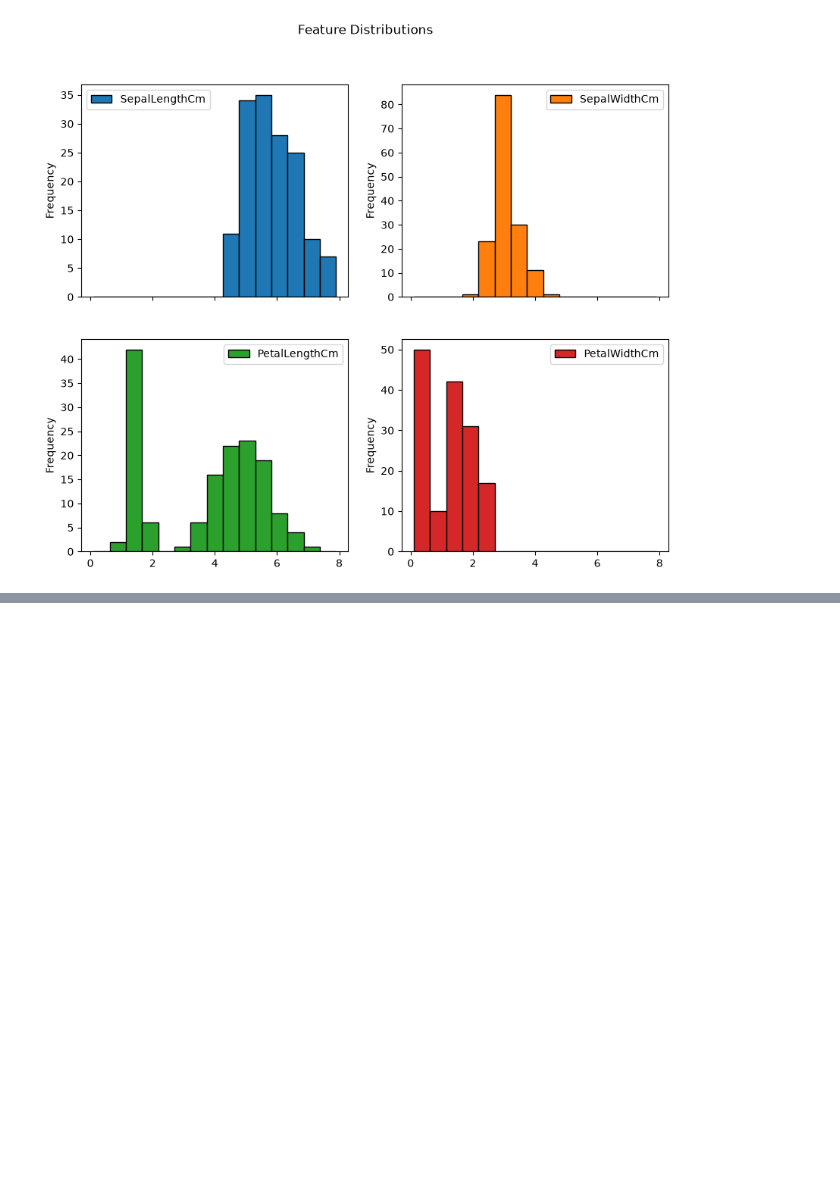
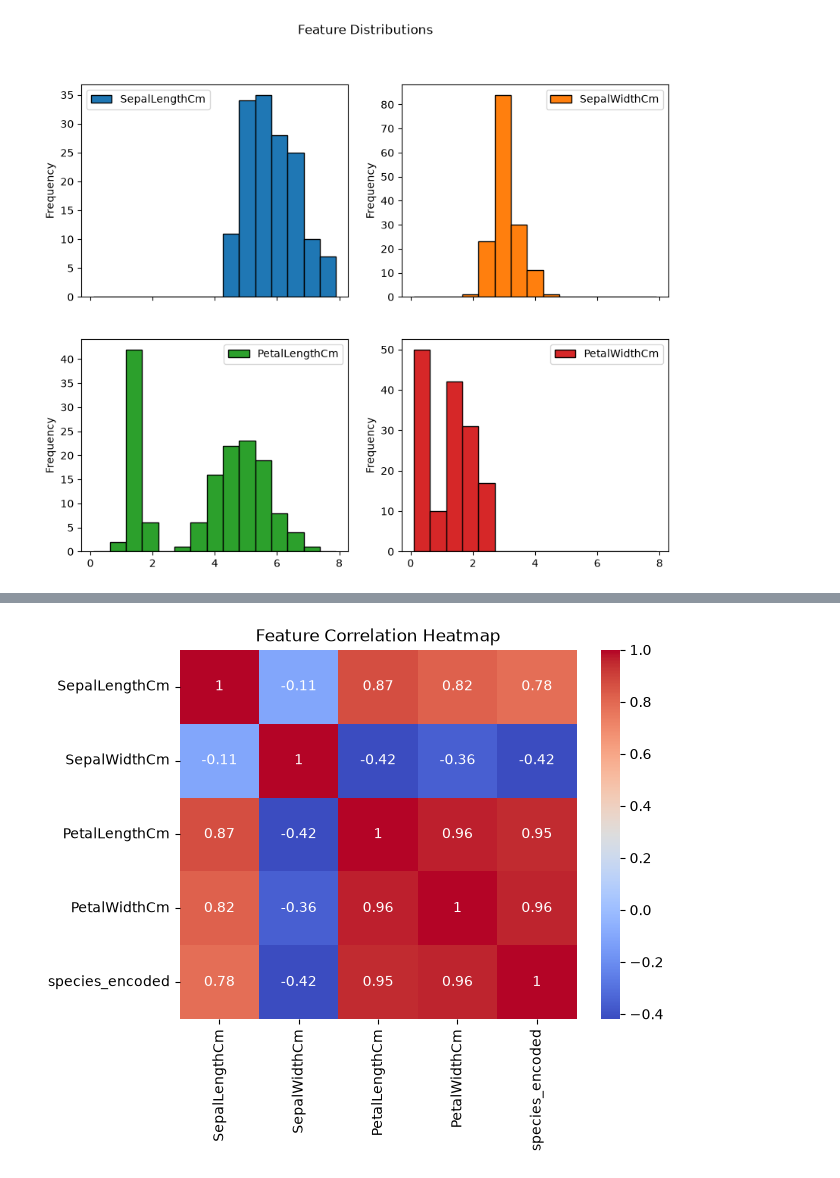
Before and after one commit to ykpciftci/ml-docker, a Jupyter notebook: iris-classifier.ipynb, the cells around one changed output, grey strips where cells are left out. Saved outputs shown, nothing was run; the diff lists cells and outputs as text; code cells hidden in the pictures; blank space fills up the shorter version.

```diff
--- a/iris-classifier.ipynb
+++ b/iris-classifier.ipynb
@@ -62,0 +62,7 @@ plt.show()
+# %%
+numeric_iris = iris.drop('Species', axis = 1)
+sns.heatmap(numeric_iris.corr(), annot = True, cmap = 'coolwarm')
+plt.title('Feature Correlation Heatmap')
+plt.show()
+# %% [output]
+[figure, added]
```
Also changed, not shown: parts of 3 cells of this notebook, 1 other file.
